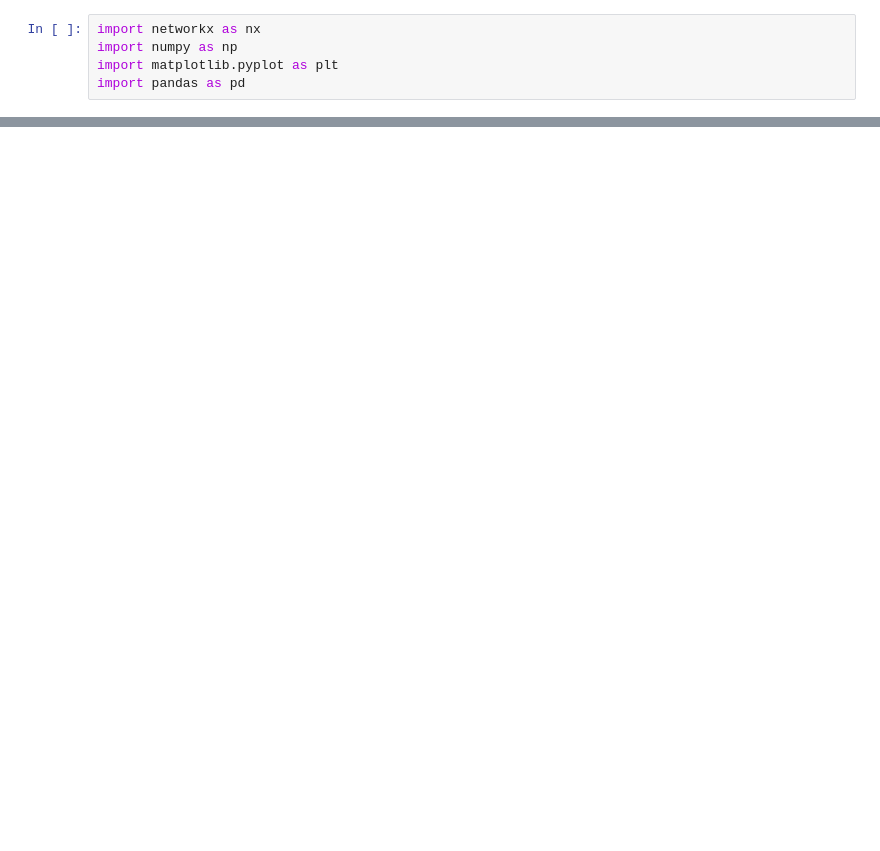
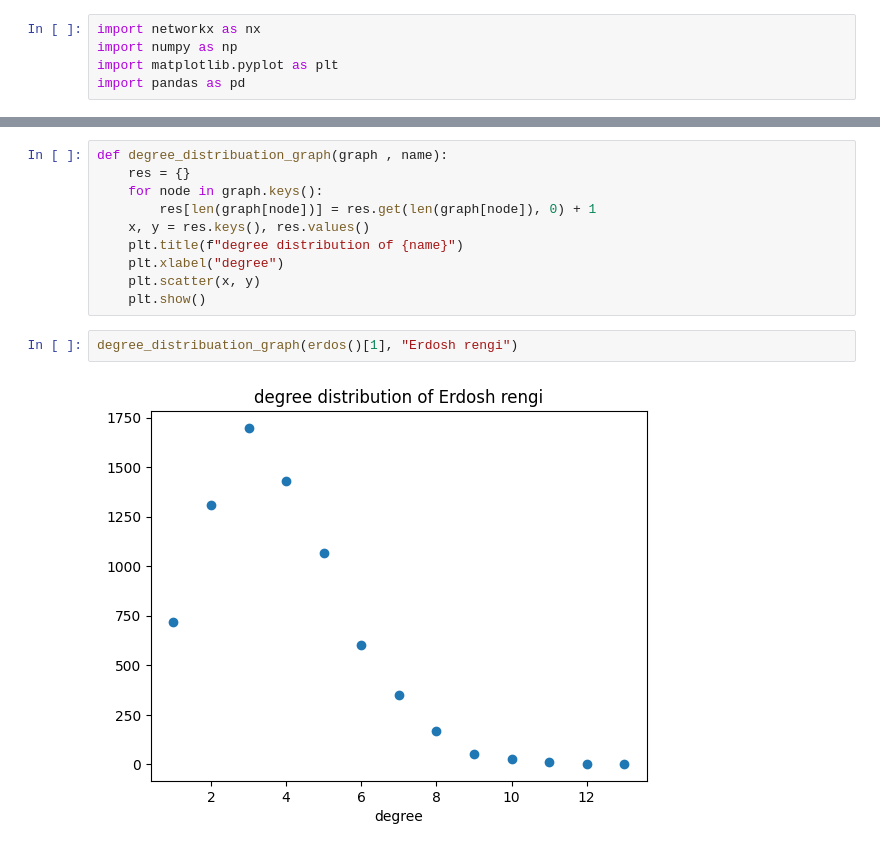
Before and after one commit to ruhollahah/CN, a Jupyter notebook: HW1/p1.ipynb, the cells around one changed output, grey strips where cells are left out. Saved outputs shown, nothing was run; the diff lists cells and outputs as text; blank space fills up the shorter version.

```diff
--- a/HW1/p1.ipynb
+++ b/HW1/p1.ipynb
@@ -182,0 +173,14 @@ nx.average_clustering(G)
+# %%
+def degree_distribuation_graph(graph , name):
+    res = {}
+    for node in graph.keys():
+        res[len(graph[node])] = res.get(len(graph[node]), 0) + 1
+    x, y = res.keys(), res.values()
+    plt.title(f"degree distribution of {name}")
+    plt.xlabel("degree")
+    plt.scatter(x, y)
+    plt.show()
+# %%
+degree_distribuation_graph(erdos()[1], "Erdosh rengi")
+# %% [output]
+[figure, added]
```
Also changed, not shown: parts of 19 cells of this notebook.
